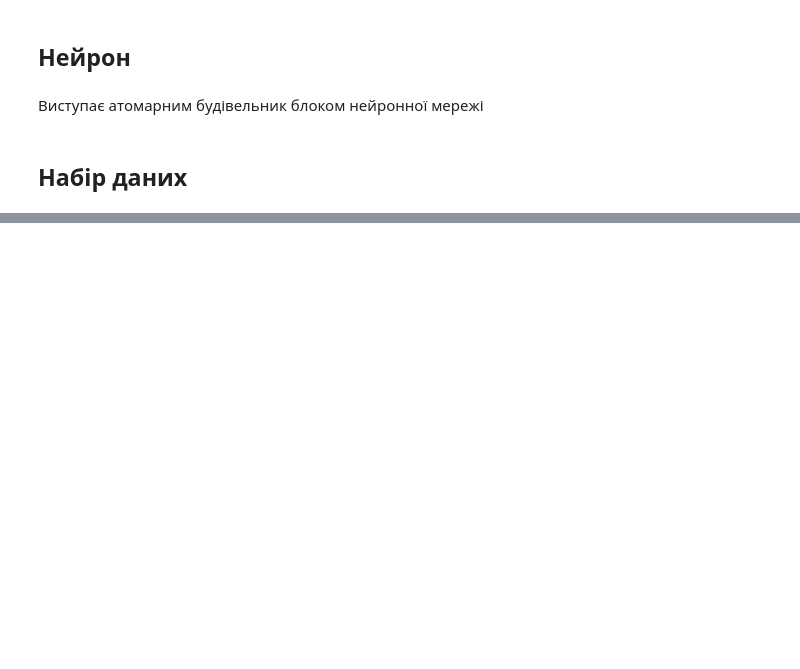
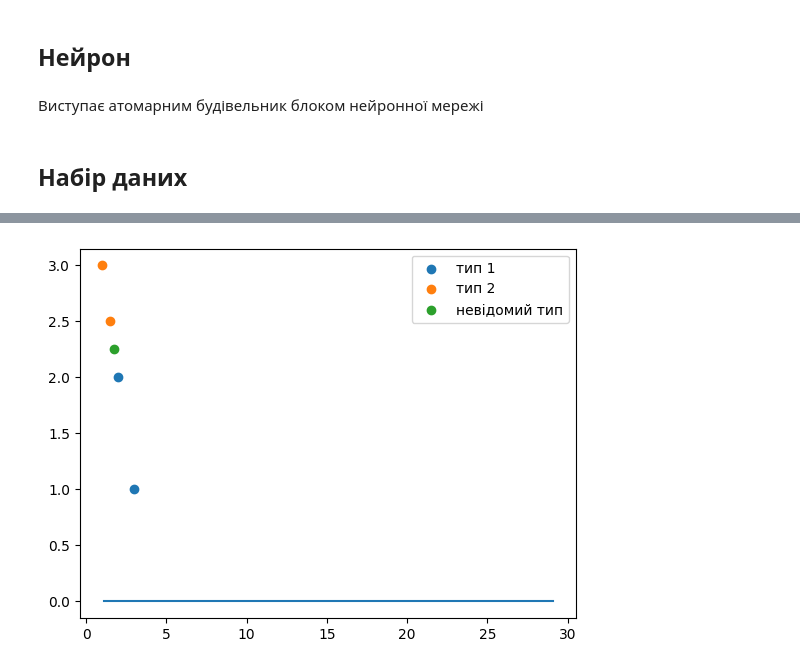
Before and after one commit to Acousticdesk/course-project-data-analysis, a Jupyter notebook: Neural Network.ipynb, the cells around one changed output, grey strips where cells are left out. Cells and saved outputs as stored; diff of their text form; code cells hidden in the pictures; blank space fills up the shorter version.

```diff
--- a/Neural Network.ipynb
+++ b/Neural Network.ipynb
@@ -33,0 +54,3 @@ activation_function(100)
+# %%
+def sigmoid_derivative(x):
+    return sigmoid(x)*(1-sigmoid(x))
@@ -68,0 +222,38 @@ n.forward()
+# %%
+x = list(map(lambda e: e[0], entities_class_1))
+y = list(map(lambda e: e[1], entities_class_1))
+
+x2 = list(map(lambda e: e[0], entities_class_2))
+y2 = list(map(lambda e: e[1], entities_class_2))
+
+plt.scatter(x, y)
+plt.scatter(x2, y2)
+plt.scatter(entity_secret[0], entity_secret[1])
+
+
+plt.legend(['тип 1', 'тип 2', 'невідомий тип'])
+
+xi = 0
+yi = 0
+
+x_plot = []
+y_plot = []
+z_plot = []
+
+for xi in range(1, 30):
+    xi += 0.1
+    x_plot.append(xi)
+
+for yi in range(1, 30):
+    yi += 0.1
+    y_plot.append(yi)
+
+for zi in range(1, 30):
+    neuron.set_inputs([xi, yi])
+    z_plot.append(neuron.forward())
+
+plt.plot(x_plot, z_plot)
+
+plt.show()
+# %% [output]
+[figure, added]
```
Also changed, not shown: parts of 26 cells of this notebook, 1 other file.
